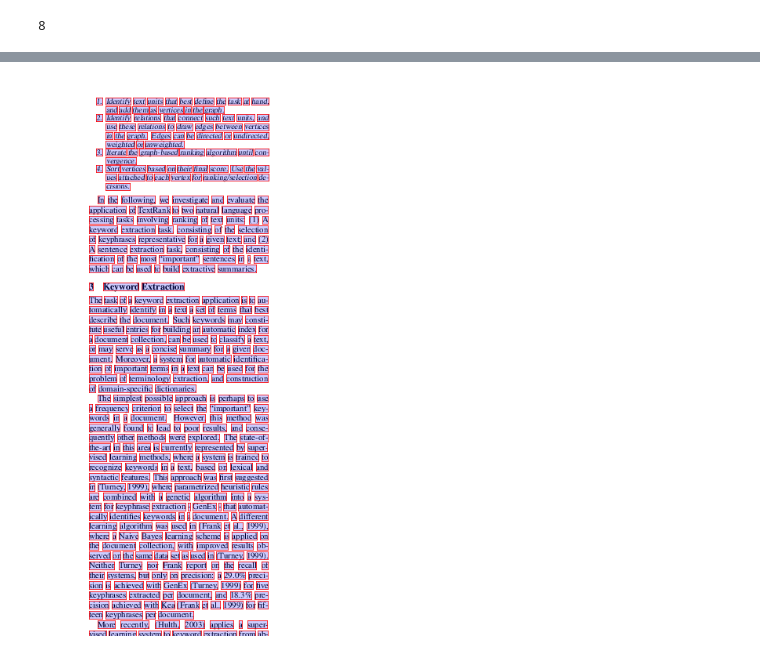
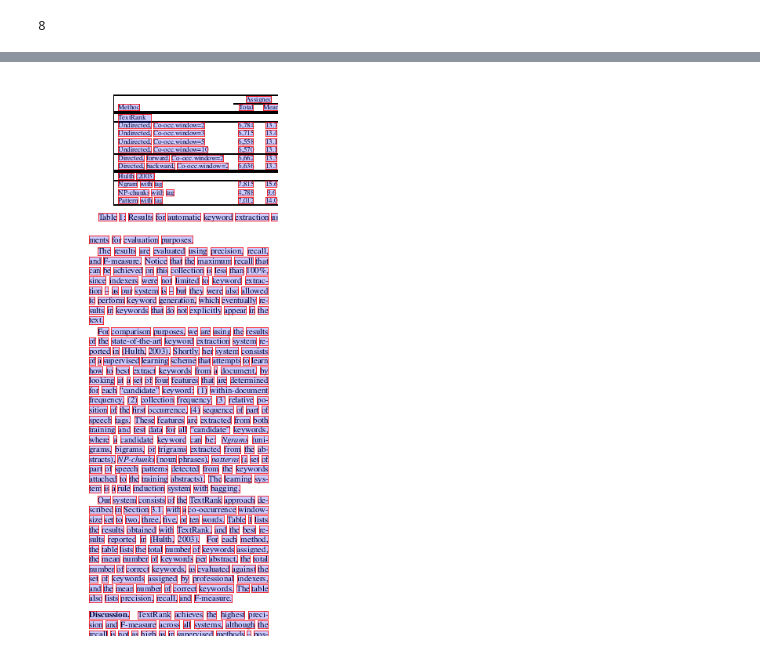
Before and after one commit to perez-kay/paper-summarizer, a Jupyter notebook: Cleaning Papers.ipynb, the cells around one changed output, grey strips where cells are left out. Saved outputs shown, nothing was run; the diff lists cells and outputs as text; code cells hidden in the pictures.

```diff
--- a/Cleaning Papers.ipynb
+++ b/Cleaning Papers.ipynb
@@ -78,7 +81,7 @@ with pdfplumber.open("test papers/textrank algorithm paper.pdf") as pdf:
     right = page.crop((0.5 * page.width, 0.21 * page.height, page.width, 0.93 * page.height))
 
     # this converts the right colummn of the page to an image, used for debugging purposes
-    img = right.to_image()
+    img = left.to_image()
 
     # also for debugging. It shows the boxes for each word on the page
     img.draw_rects(page.extract_words(x_tolerance=2))
@@ -204,28 +207,28 @@ Technical report, National Research Council, Institute for Information Technolog
 # %%
 # debugging 3rd page of textrank paper. italics font got all smushed together
 
 with pdfplumber.open("test papers/textrank algorithm paper.pdf") as pdf:
     # get the first page
-    page = pdf.pages[2]
+    page = pdf.pages[4]
 
     # crop the left and right columns, excluding the top header (which is exclusive to the first page)
     left = page.crop((0, 0, 0.5 * float(page.width), 0.9 * float(page.height)))
     right = page.crop((0.5 * page.width, 0.21 * page.height, page.width, page.height))
 
     # this converts the right colummn of the page to an image, used for debugging purposes
     img = left.to_image()
 
     # also for debugging. It shows the boxes for each word on the page
     img.draw_rects(page.extract_words(x_tolerance=0.5))
 
     # extract the text from the left and right columns
     l_text = left.extract_text(x_tolerance=0.5)
     r_text = right.extract_text(x_tolerance=1.5)
 
     # merge them together
     text = l_text + " " + r_text
 
 # display right column img for debugging
 img
 # %% [output]
-[figure, old version]
+[figure, new version]
```
Also changed, not shown: parts of 4 cells of this notebook.
